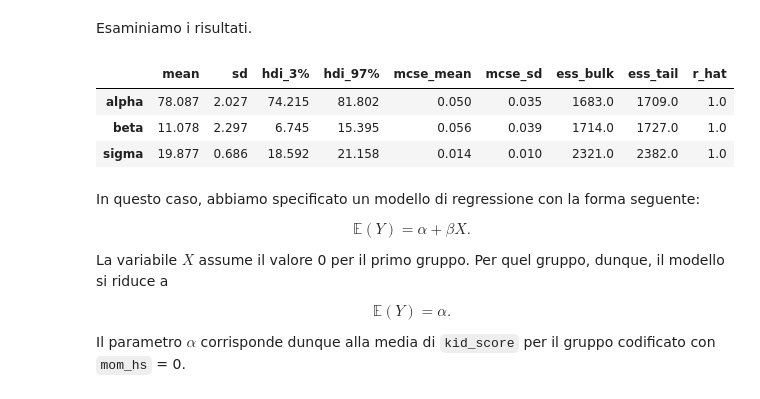
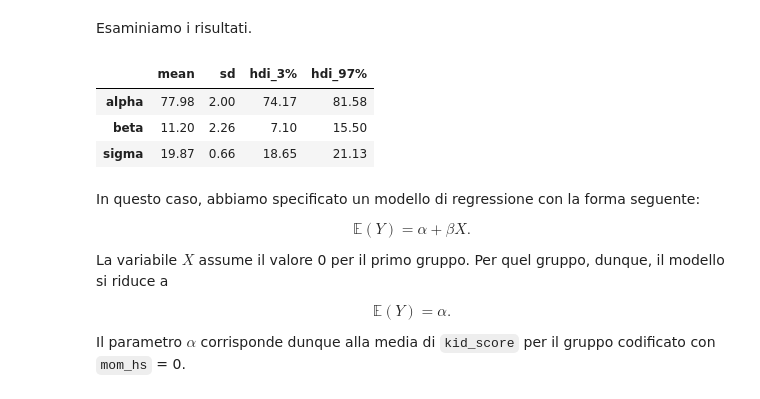
Before and after one commit to ccaudek/ds4psy_2023, a Jupyter notebook: 415_reglin_4.ipynb, the cells around one changed output. Saved outputs shown, nothing was run; the diff lists cells and outputs as text; code cells hidden in the pictures.

```diff
--- a/415_reglin_4.ipynb
+++ b/415_reglin_4.ipynb
@@ -149,11 +145,10 @@ Specifichiamo ora il modello usando PyMC.
 μ_s = kidiq.kid_score.std() * 2
 
 with Model() as model:
-
     # Priors
     alpha = Normal("alpha", mu=μ_m, sigma=μ_s)
     beta = Normal("beta", mu=0, sigma=10)
-    sigma = pm.HalfCauchy("sigma", beta=20)
+    sigma = pm.HalfCauchy("sigma", beta=10)
     # Expected value of outcome
     mu = alpha + beta * mom_hs
     # Likelihood of observations
@@ -173,12 +183,12 @@ Sampling 4 chains for 1_000 tune and 1_000 draw iterations (4_000 + 4_000 draws
 # %% [markdown]
 Esaminiamo i risultati.
 # %%
-az.summary(trace)
+az.summary(trace, kind="stats", round_to=2)
 # %% [output]
-|  | mean | sd | hdi_3% | hdi_97% | mcse_mean | mcse_sd | ess_bulk | ess_tail | r_hat |
-| alpha | 78.087 | 2.027 | 74.215 | 81.802 | 0.050 | 0.035 | 1683.0 | 1709.0 | 1.0 |
-| beta | 11.078 | 2.297 | 6.745 | 15.395 | 0.056 | 0.039 | 1714.0 | 1727.0 | 1.0 |
-| sigma | 19.877 | 0.686 | 18.592 | 21.158 | 0.014 | 0.010 | 2321.0 | 2382.0 | 1.0 |
+|  | mean | sd | hdi_3% | hdi_97% |
+| alpha | 77.98 | 2.00 | 74.17 | 81.58 |
+| beta | 11.20 | 2.26 | 7.10 | 15.50 |
+| sigma | 19.87 | 0.66 | 18.65 | 21.13 |
 # %% [markdown]
 In questo caso, abbiamo specificato un modello di regressione con la forma seguente:
 
```
Also changed, not shown: parts of 17 cells of this notebook, 1 other file.
